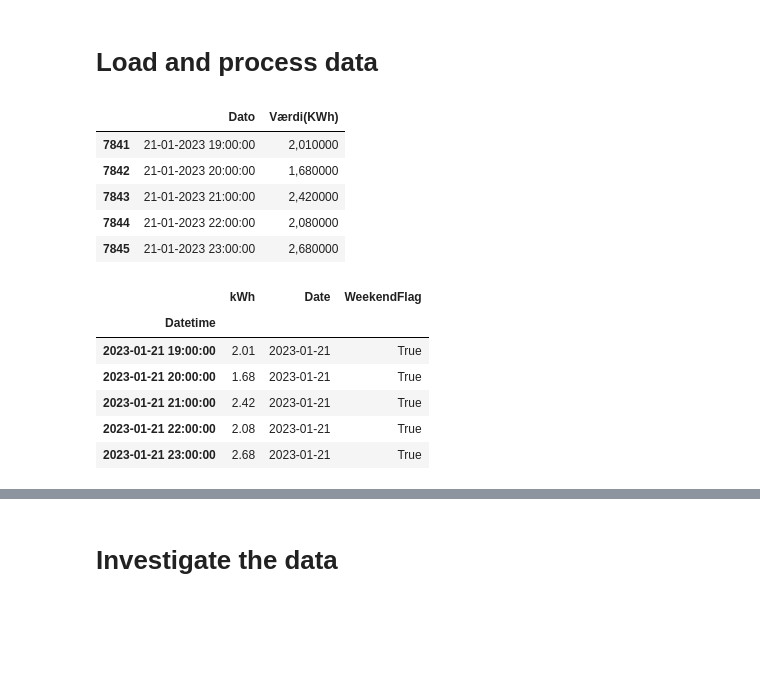
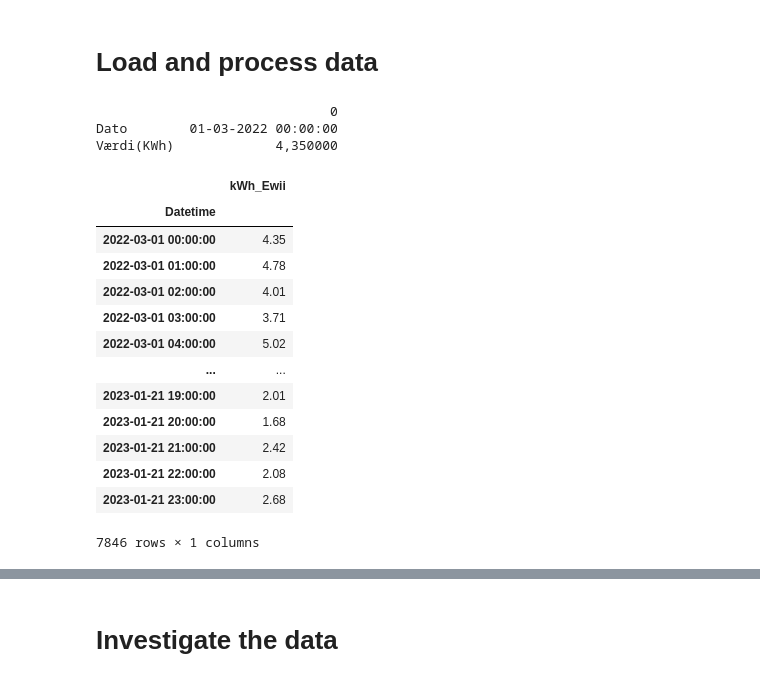
Before and after one commit to tjansson60/ewii-data-processing, a Jupyter notebook: process-ewii-data.ipynb, the cells around one changed output, grey strips where cells are left out. Drawn from its saved outputs; the diff is of its cells as text; code cells hidden in the pictures; blank space fills up the shorter version.

```diff
--- a/process-ewii-data.ipynb
+++ b/process-ewii-data.ipynb
@@ -7,35 +4,36 @@ Using matplotlib backend: <object object at 0x...>
 # %% [markdown]
 # Load and process data
-# %%
-# Fix Danish headers first
-df = pd.read_csv("data/el-forbrugsrapport.csv", sep=";", skiprows=1, encoding="ISO-8859-1")
-df.tail()
-# %% [output]
-|  | Dato | Værdi(KWh) |
-| 7841 | 21-01-2023 19:00:00 | 2,010000 |
-| 7842 | 21-01-2023 20:00:00 | 1,680000 |
-| 7843 | 21-01-2023 21:00:00 | 2,420000 |
-| 7844 | 21-01-2023 22:00:00 | 2,080000 |
-| 7845 | 21-01-2023 23:00:00 | 2,680000 |
 # %%
+# Process data from Ewii
+df_ewii = pd.read_csv("data/el-forbrugsrapport.csv", sep=";", skiprows=1, encoding="ISO-8859-1")
+print(df_ewii.head(1).transpose())
+
 # Prepare data: Fix danish chars, weird decimal chars etc.
-df.rename(columns={"Værdi(KWh)": "kWh"}, inplace=True)
-df["Datetime"] = pd.to_datetime(df["Dato"], infer_datetime_format=False, format='%d-%m-%Y %H:%M:%S')
-df["Date"] = df["Datetime"].dt.date
-df["WeekendFlag"] = df["Datetime"].dt.dayofweek > 4
-df["kWh"] = df["kWh"].str.replace(",", ".")
-df["kWh"] = pd.to_numeric(df["kWh"])
-df.sort_values(by=['Datetime'])
+df_ewii.rename(columns={"Værdi(KWh)": "kWh_Ewii"}, inplace=True)
+df_ewii["Datetime"] = pd.to_datetime(df_ewii["Dato"], infer_datetime_format=False, format='%d-%m-%Y %H:%M:%S')
+df_ewii["kWh_Ewii"] = df_ewii["kWh_Ewii"].str.replace(",", ".")
+df_ewii["kWh_Ewii"] = pd.to_numeric(df_ewii["kWh_Ewii"])
+df_ewii.sort_values(by=['Datetime'])
 
 # Set index
-df.set_index("Datetime", inplace=True)
-df.drop(columns=["Dato"], inplace=True)
-df.tail()
+df_ewii.set_index("Datetime", inplace=True)
+df_ewii.drop(columns=["Dato"], inplace=True)
+df_ewii
 # %% [output]
+                              0
+Dato        01-03-2022 00:00:00
+Værdi(KWh)             4,350000
-|  | kWh | Date | WeekendFlag |
-| Datetime |  |  |  |
-| 2023-01-21 19:00:00 | 2.01 | 2023-01-21 | True |
-| 2023-01-21 20:00:00 | 1.68 | 2023-01-21 | True |
-| 2023-01-21 21:00:00 | 2.42 | 2023-01-21 | True |
-| 2023-01-21 22:00:00 | 2.08 | 2023-01-21 | True |
-| 2023-01-21 23:00:00 | 2.68 | 2023-01-21 | True |
+|  | kWh_Ewii |
+| Datetime |  |
+| 2022-03-01 00:00:00 | 4.35 |
+| 2022-03-01 01:00:00 | 4.78 |
+| 2022-03-01 02:00:00 | 4.01 |
+| 2022-03-01 03:00:00 | 3.71 |
+| 2022-03-01 04:00:00 | 5.02 |
+| ... | ... |
+| 2023-01-21 19:00:00 | 2.01 |
+| 2023-01-21 20:00:00 | 1.68 |
+| 2023-01-21 21:00:00 | 2.42 |
+| 2023-01-21 22:00:00 | 2.08 |
+| 2023-01-21 23:00:00 | 2.68 |
+7846 rows × 1 columns
```
Also changed, not shown: parts of 17 cells of this notebook.
